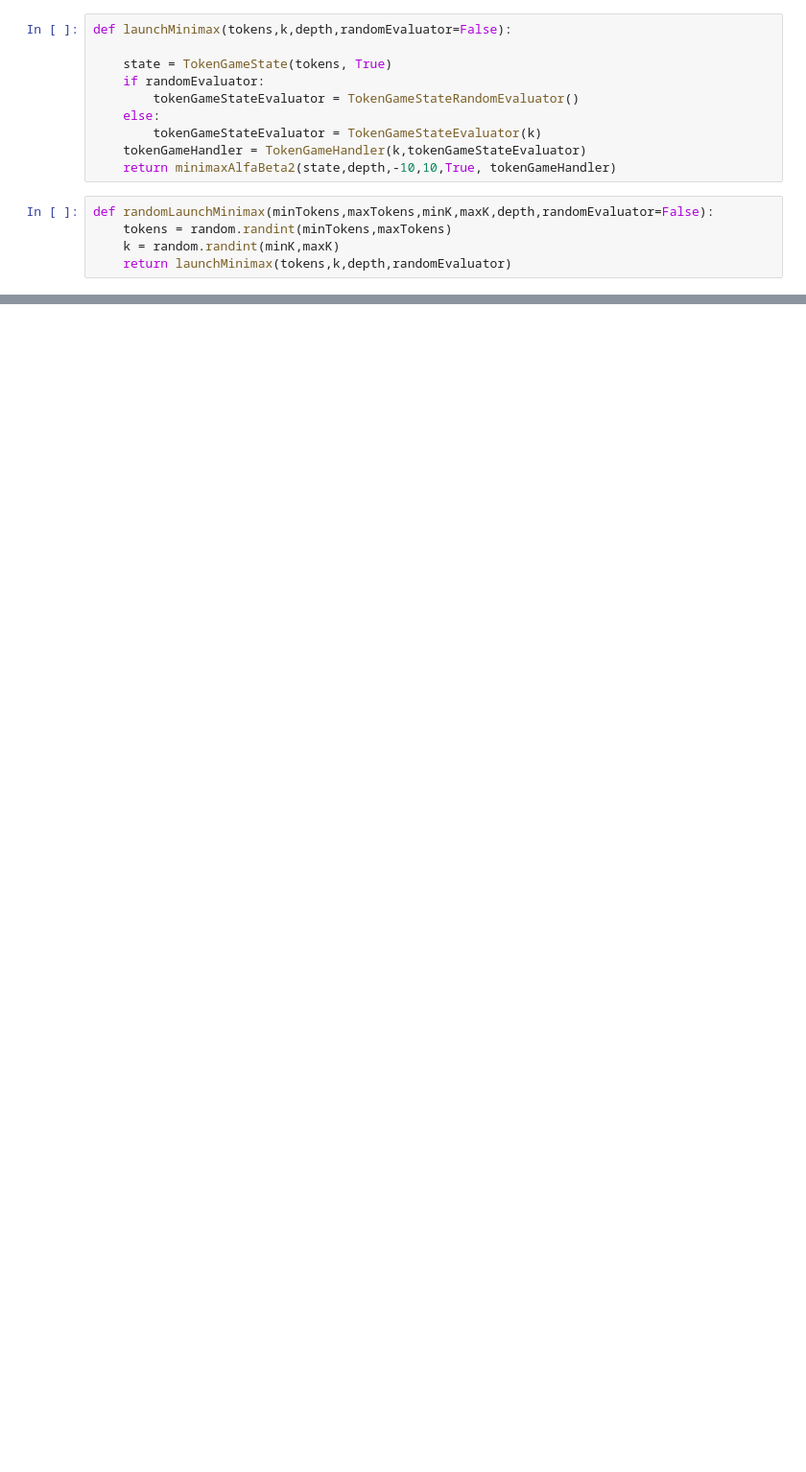
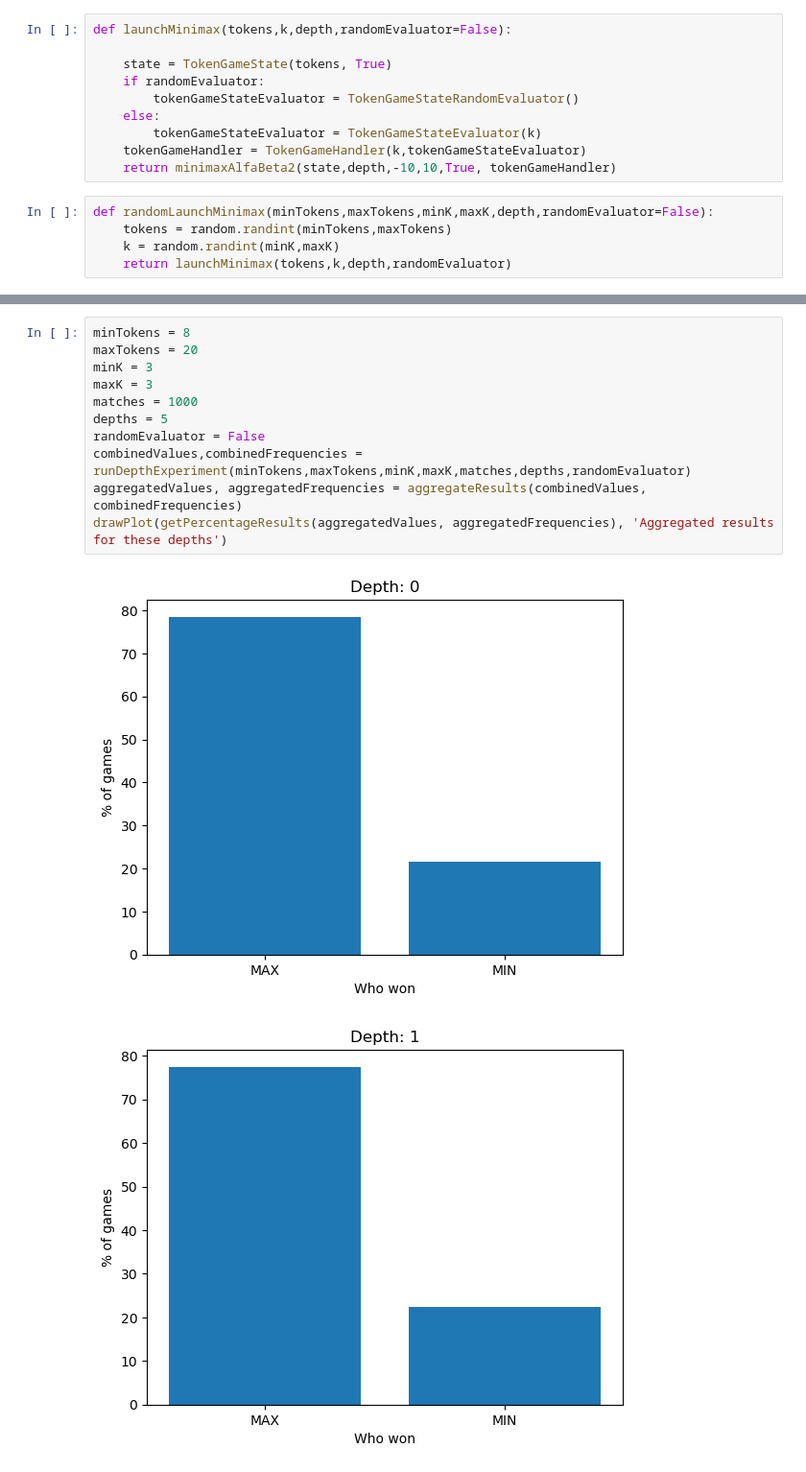
Before and after one commit to Wojtekpob/AI-algorithms, a Jupyter notebook: lab3/zad3.ipynb, the cells around one changed output, grey strips where cells are left out. Shown at 96% size. Cells and saved outputs as stored; diff of their text form; blank space fills up the shorter version.

```diff
--- a/lab3/zad3.ipynb
+++ b/lab3/zad3.ipynb
@@ -207,0 +231,14 @@ run_launchMinimax(minTokens,maxTokens,minK,maxK,depth)
+# %%
+minTokens = 8
+maxTokens = 20
+minK = 3
+maxK = 3
+matches = 1000
+depths = 5
+randomEvaluator = False
+combinedValues,combinedFrequencies = runDepthExperiment(minTokens,maxTokens,minK,maxK,matches,depths,randomEvaluator)
+aggregatedValues, aggregatedFrequencies = aggregateResults(combinedValues, combinedFrequencies)
+drawPlot(getPercentageResults(aggregatedValues, aggregatedFrequencies), 'Aggregated results for these depths')
+# %% [output]
+[figure, added]
+[figure, added]
```
Also changed, not shown: parts of 27 cells of this notebook.
